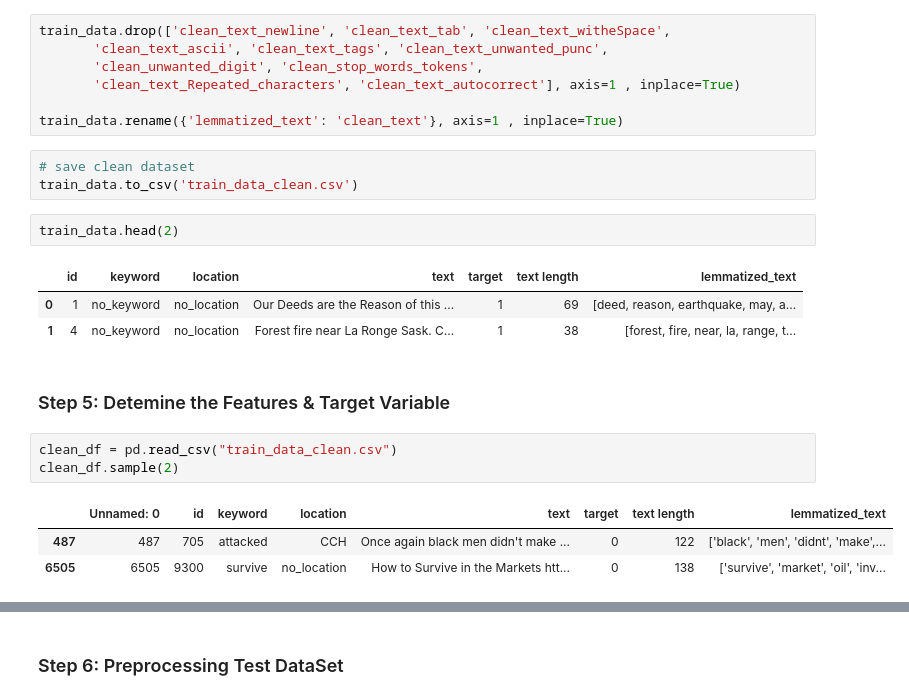
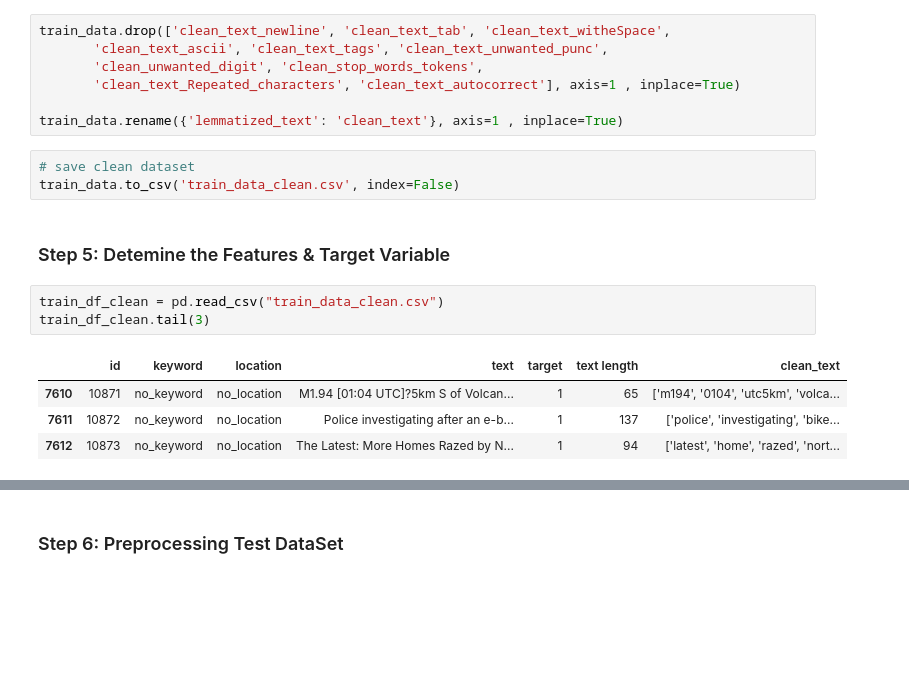
Before and after one commit to Naderiii/Natural-Language-Processing-with-Disaster-Tweets, a Jupyter notebook: Disaster_Tweets_NLP.ipynb, the cells around one changed output, grey strips where cells are left out. Cells and saved outputs as stored; diff of their text form; blank space fills up the shorter version.

```diff
--- a/Disaster_Tweets_NLP.ipynb
+++ b/Disaster_Tweets_NLP.ipynb
@@ -385,19 +386,14 @@ train_data.drop(['clean_text_newline', 'clean_text_tab', 'clean_text_witheSpace'
 train_data.rename({'lemmatized_text': 'clean_text'}, axis=1 , inplace=True)
 # %%
 # save clean dataset
-train_data.to_csv('train_data_clean.csv')
+train_data.to_csv('train_data_clean.csv', index=False)
-# %%
-train_data.head(2)
-# %% [output]
-|  | id | keyword | location | text | target | text length | lemmatized_text |
-| 0 | 1 | no_keyword | no_location | Our Deeds are the Reason of this ... | 1 | 69 | [deed, reason, earthquake, may, a... |
-| 1 | 4 | no_keyword | no_location | Forest fire near La Ronge Sask. C... | 1 | 38 | [forest, fire, near, la, range, t... |
 # %% [markdown]
 ### Step 5: Detemine the Features & Target Variable
 # %%
-clean_df = pd.read_csv("train_data_clean.csv")
-clean_df.sample(2)
+train_df_clean = pd.read_csv("train_data_clean.csv")
+train_df_clean.tail(3)
 # %% [output]
-|  | Unnamed: 0 | id | keyword | location | text | target | text length | lemmatized_text |
-| 487 | 487 | 705 | attacked | CCH | Once again black men didn't make ... | 0 | 122 | ['black', 'men', 'didnt', 'make',... |
-| 6505 | 6505 | 9300 | survive | no_location | How to Survive in the Markets htt... | 0 | 138 | ['survive', 'market', 'oil', 'inv... |
+|  | id | keyword | location | text | target | text length | clean_text |
+| 7610 | 10871 | no_keyword | no_location | M1.94 [01:04 UTC]?5km S of Volcan... | 1 | 65 | ['m194', '0104', 'utc5km', 'volca... |
+| 7611 | 10872 | no_keyword | no_location | Police investigating after an e-b... | 1 | 137 | ['police', 'investigating', 'bike... |
+| 7612 | 10873 | no_keyword | no_location | The Latest: More Homes Razed by N... | 1 | 94 | ['latest', 'home', 'razed', 'nort... |
```
Also changed, not shown: parts of 15 cells of this notebook, 1 other file.
